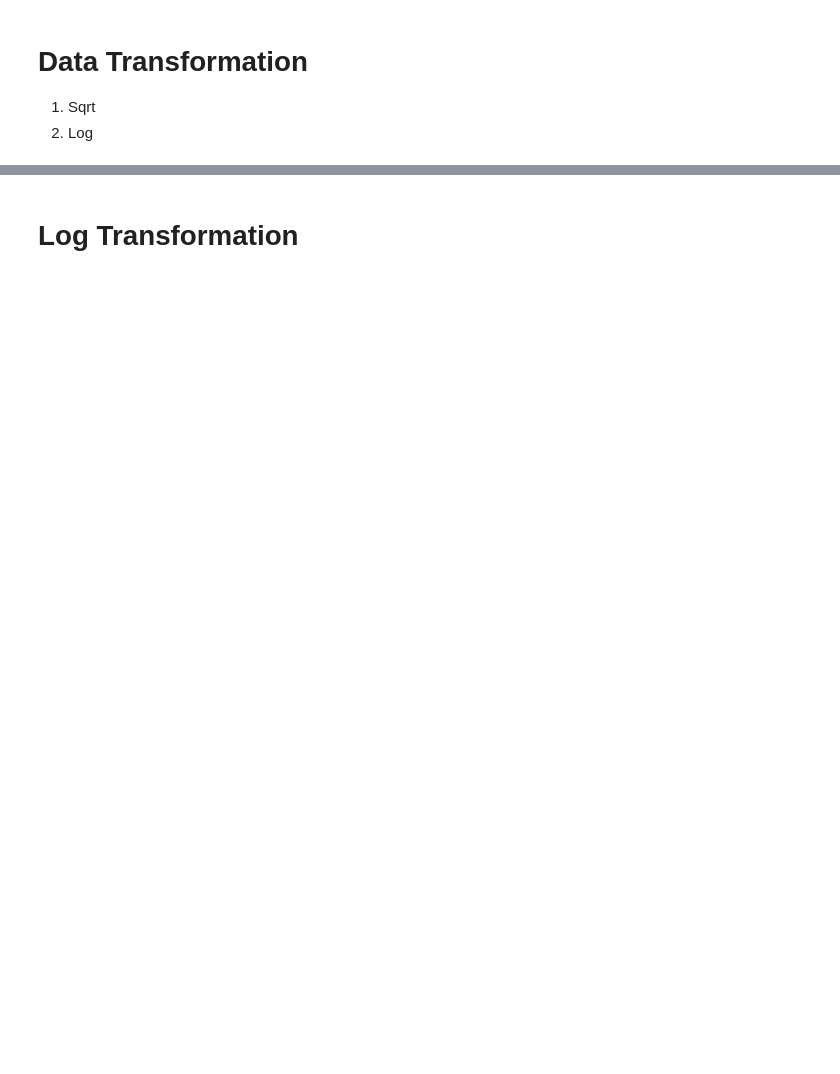
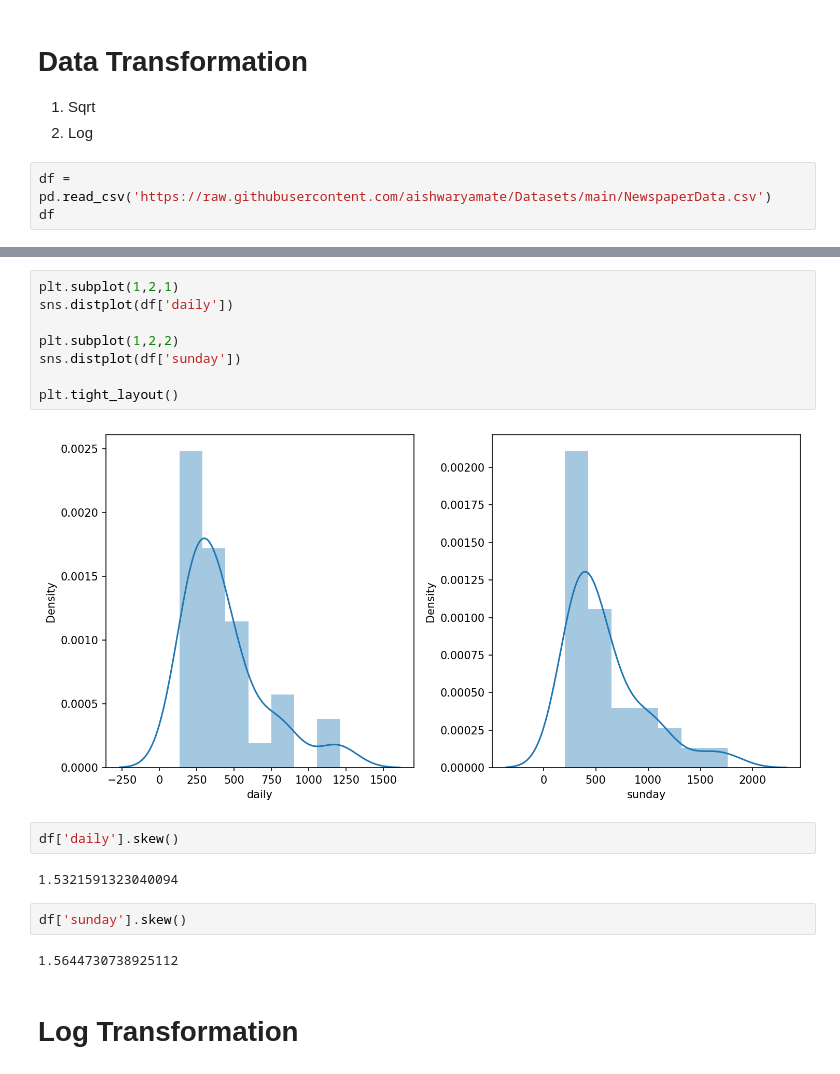
Before and after one commit to aishwaryamate/14July-Batch, a Jupyter notebook: Machine Learning/EDA-1/Simple Linear Regression.ipynb, the cells around one changed output, grey strips where cells are left out. Cells and saved outputs as stored; diff of their text form; blank space fills up the shorter version.

```diff
--- a/Machine Learning/EDA-1/Simple Linear Regression.ipynb
+++ b/Machine Learning/EDA-1/Simple Linear Regression.ipynb
@@ -165,3 +176,6 @@ test
 # Data Transformation
 1. Sqrt
 2. Log
+# %%
+df = pd.read_csv('https://raw.githubusercontent.com/aishwaryamate/Datasets/main/NewspaperData.csv')
+df
@@ -170,2 +210,20 @@ test
+# %%
+plt.subplot(1,2,1)
+sns.distplot(df['daily'])
+
+plt.subplot(1,2,2)
+sns.distplot(df['sunday'])
+
+plt.tight_layout()
+# %% [output]
+[figure, added]
+# %%
+df['daily'].skew()
+# %% [output]
+1.5321591323040094
+# %%
+df['sunday'].skew()
+# %% [output]
+1.5644730738925112
 # %% [markdown]
 # Log Transformation
```
Also changed, not shown: parts of 23 cells of this notebook.
